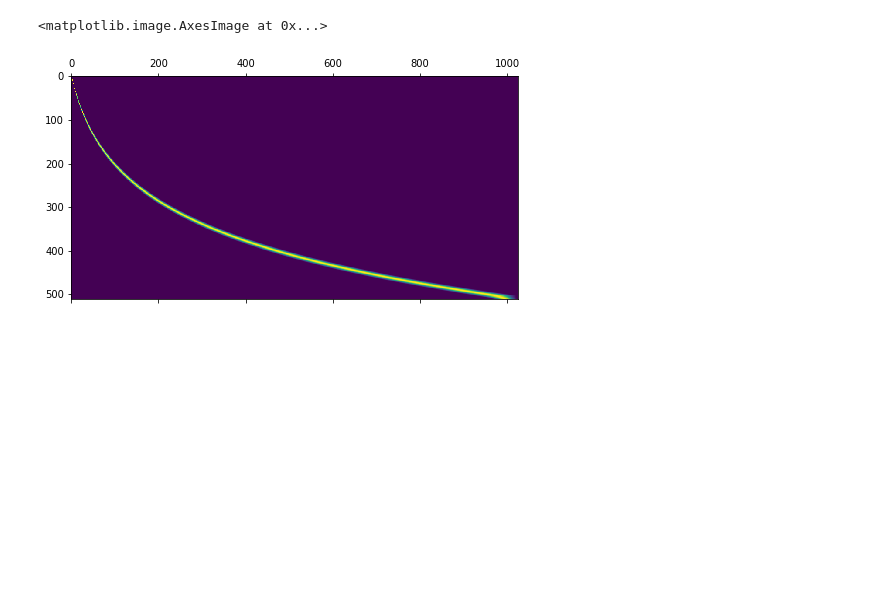
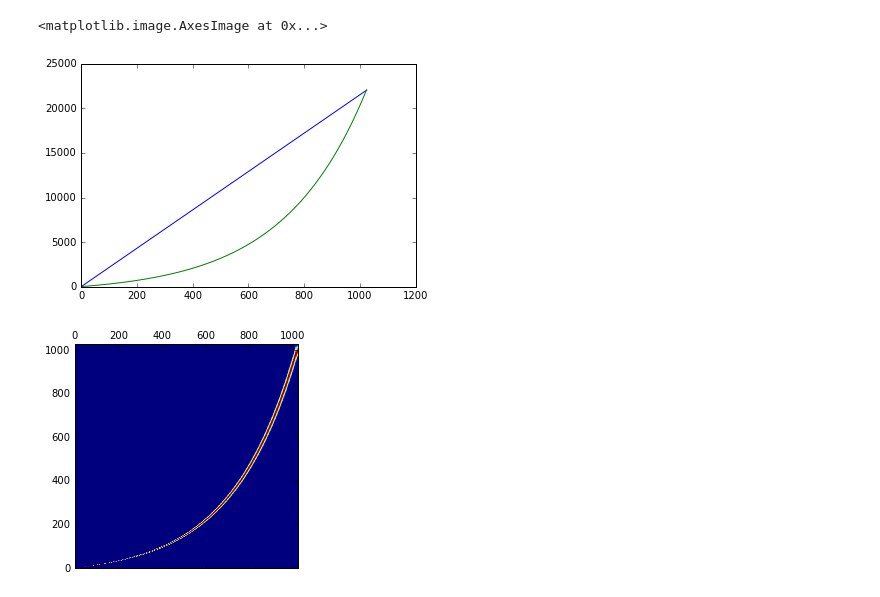
Before and after one commit to JohnVinyard/experiments, a Jupyter notebook: unsupervised-semantic-audio-embeddings/mel-scale-log-spectrogram.ipynb, the cells around one changed output. Saved outputs shown, nothing was run; the diff lists cells and outputs as text; code cells hidden in the pictures; blank space fills up the shorter version.

Commit message:
Semi-finished notebook for mel scale log spectrograms and a rendered html version

```diff
--- a/unsupervised-semantic-audio-embeddings/mel-scale-log-spectrogram.ipynb
+++ b/unsupervised-semantic-audio-embeddings/mel-scale-log-spectrogram.ipynb
@@ -7,7 +11,7 @@ from io import BytesIO
 
 # fetch some audio of a Bach piece from Internet Archive
 url = 'https://ia802606.us.archive.org/9/items/AOC11B/onclassical_luisi_bach_partita_B-flat-major_bwv-825_1.ogg'
-resp = requests.get(url)
+resp = requests.get(url, stream=True)
 bio = BytesIO(resp.content)
 
 
@@ -40,10 +55,19 @@ plt.matshow(time_frequency_img, cmap='hot')
 # %%
+# plot the linear frequencies
 linear_scale = time_frequency.dimensions[-1].scale
+plt.plot([band.center_frequency for band in linear_scale], label='linear')
+
+# instantiate a Mel scale, and plot its frequencies
 band = zounds.FrequencyBand(20, samples.samplerate.nyquist)
-n_filters = 512
+n_filters = 1024
 scale = zounds.MelScale(band, n_filters)
+plt.plot([band.center_frequency for band in scale], label='mel')
+
+# plot a basis we can use to map linear FFT frequencies onto the
+# logaritmic mel scale
 mel_scale_basis = scale._basis(linear_scale, zounds.HanningWindowingFunc())
-plt.matshow(mel_scale_basis)
+plt.matshow(mel_scale_basis.T, origin='lower')
 # %% [output]
 <matplotlib.image.AxesImage at 0x...>
-[figure, old version]
+[figure, new version]
+[figure, added]
```
Also changed, not shown: parts of 16 cells of this notebook, 1 other file.
